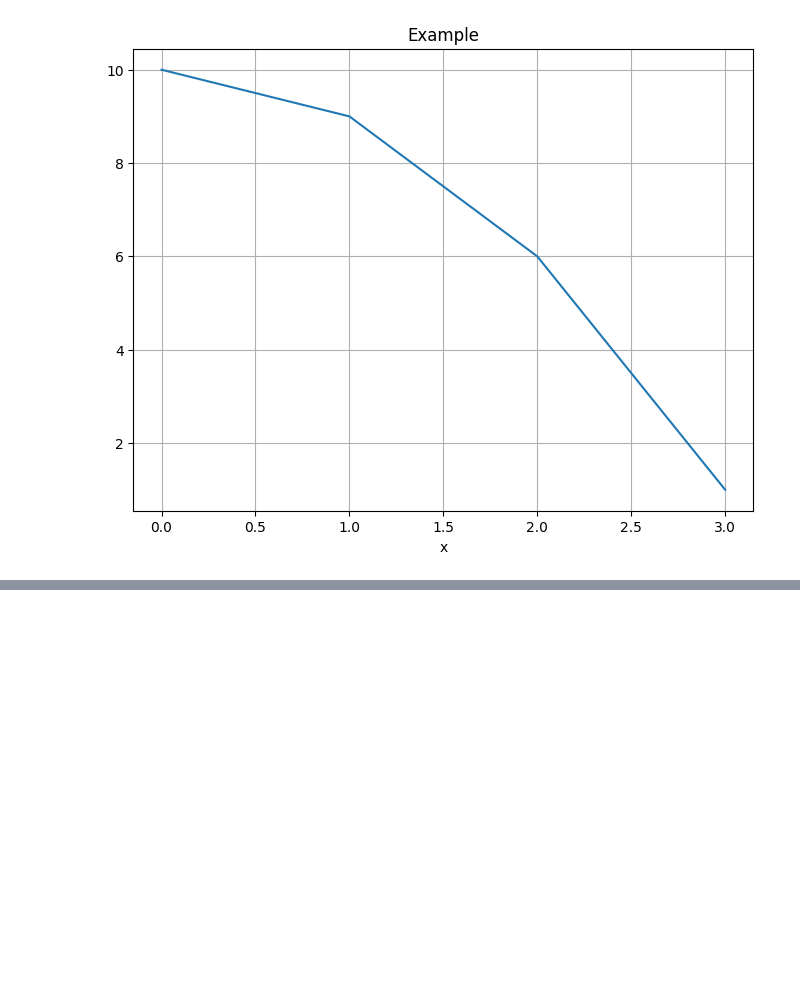
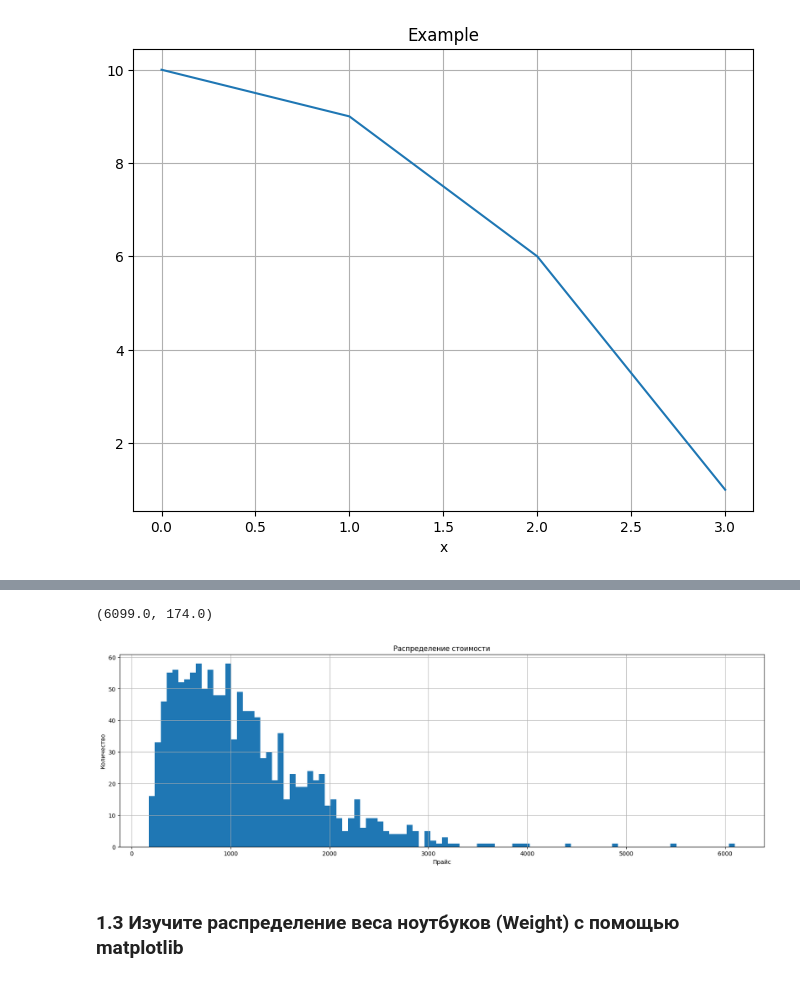
Before and after one commit to Olga643/Example, a Jupyter notebook: Untitled19.ipynb, the cells around one changed output, grey strips where cells are left out. Drawn from its saved outputs; the diff is of its cells as text; code cells hidden in the pictures; blank space fills up the shorter version.

```diff
--- a/Untitled19.ipynb
+++ b/Untitled19.ipynb
@@ -16,0 +56,16 @@ plt.grid()
+# %%
+df['Price_euros'].max(), df['Price_euros'].min()
+# %% [output]
+(6099.0, 174.0)
+# %%
+plt.figure(figsize=(20, 6))
+plt.hist(df['Price_euros'], bins=100)
+plt.title('Распределение стоимости')
+plt.xlabel('Прайс')
+plt.ylabel('Количество')
+#plt.xticks(range(0, 7000))
+plt.grid();
+# %% [output]
+[figure, added]
+# %% [markdown]
+### 1.3 Изучите распределение веса ноутбуков (Weight) с помощью matplotlib
```
Also changed, not shown: parts of 39 cells of this notebook.
